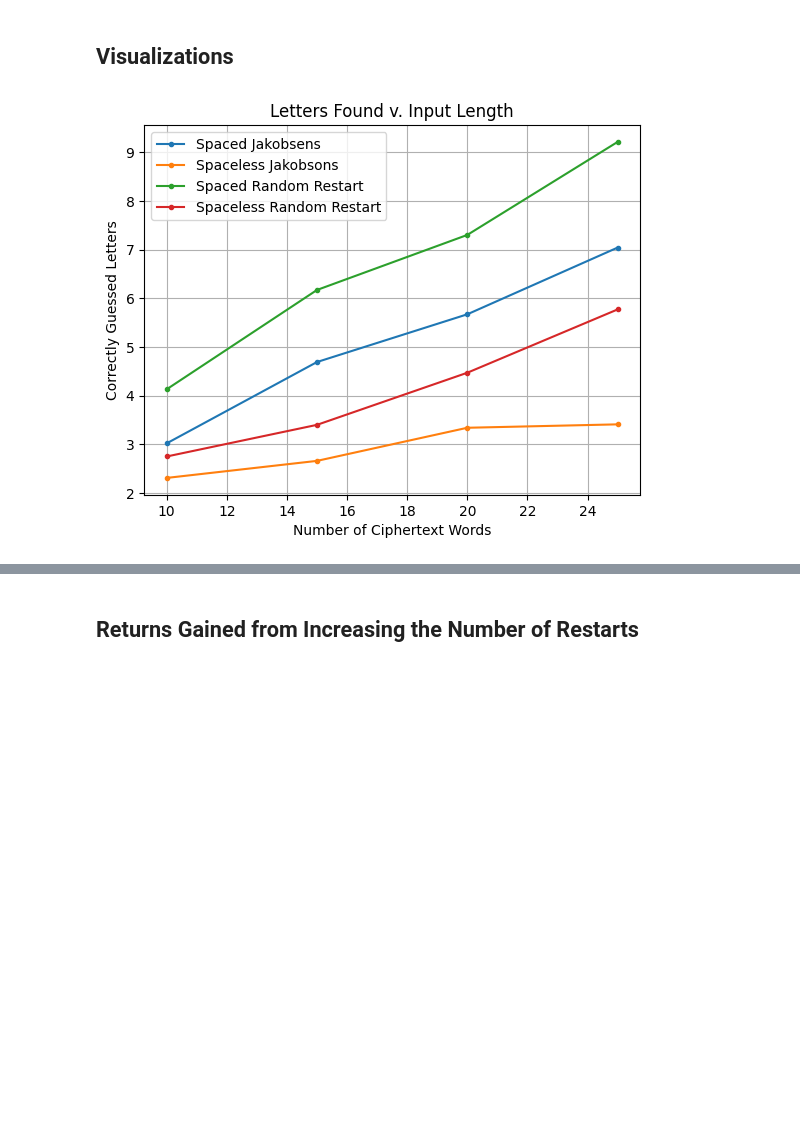
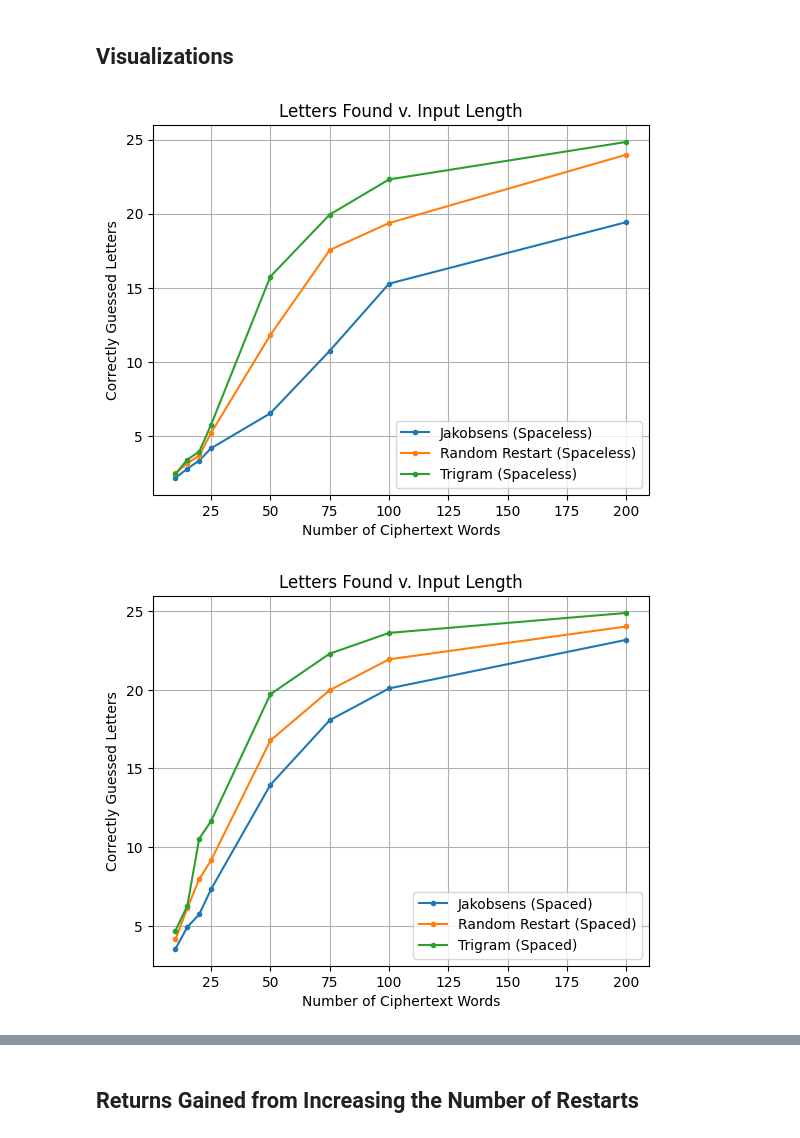
Before and after one commit to jkszan/formalized-cryptograph-solver, a Jupyter notebook: visualizations.ipynb, the cells around one changed output, grey strips where cells are left out. Cells and saved outputs as stored; diff of their text form; code cells hidden in the pictures; blank space fills up the shorter version.

Commit message:
Added Trigram Model

```diff
--- a/visualizations.ipynb
+++ b/visualizations.ipynb
@@ -100,3 +103,5 @@ resultsSpacedJakobsensRandomRestart = getResultsRandomRestart(testJakobsensRando
+# %%
+resultsUnspacedTrigram = getResultsRandomRestart(testJakobsensTrigramRestart, plaintextSamples, 5, True, max_workers=60)
 # %%
 #from src.jakobsensAlgorithmRandomStart import testJakobsensRandomRestartCheating
 #resultsSpacedCheating = getResultsRandomRestart(testJakobsensRandomRestartCheating, plaintextSamples, 5, False, max_workers=30)
@@ -117,13 +125,15 @@ formattedResultsSpacedJakobsens = formatResults(resultsSpacedJakobsens)
 formattedResultsUnspacedJakobsens = formatResults(resultsUnspacedJakobsens)
 formattedResultsSpacedJakobsensRandomRestart = formatResults(resultsSpacedJakobsensRandomRestart)
 formattedResultsUnspacedJakobsensRandomRestart = formatResults(resultsUnspacedJakobsensRandomRestart)
+formattedResultsSpacedTrigram = formatResults(resultsSpacedTrigram)
+formattedResultsUnspacedTrigram = formatResults(resultsUnspacedTrigram)
 # %% [markdown]
 ## Visualizations
 # %%
 # TODO: Create a function to make boxplots
 # %%
-resultsDictionaries = [formattedResultsSpacedJakobsens, formattedResultsUnspacedJakobsens, formattedResultsSpacedJakobsensRandomRestart, formattedResultsUnspacedJakobsensRandomRestart]
-resultsLabels = ["Spaced Jakobsens", "Spaceless Jakobsons", "Spaced Random Restart", "Spaceless Random Restart"]
+resultsDictionaries = [formattedResultsSpacedJakobsens, formattedResultsUnspacedJakobsens, formattedResultsSpacedJakobsensRandomRestart, formattedResultsUnspacedJakobsensRandomRestart, formattedResultsSpacedTrigram, formattedResultsUnspacedTrigram]
+resultsLabels = ["Spaced Jakobsens", "Spaceless Jakobsons", "Spaced Random Restart", "Spaceless Random Restart", "Spaced Trigram", "Spaceless Trigram"]
 resultsLettersSolved = []
 resultsPercentSolved = []
 
@@ -135,23 +145,55 @@ for resultsDict in resultsDictionaries:
         percentSolved.append(results[1])
     resultsLettersSolved.append(lettersSolved)
     resultsPercentSolved.append(percentSolved)
+# %%
+spacedDictionaries = [formattedResultsSpacedJakobsens, formattedResultsSpacedJakobsensRandomRestart, formattedResultsSpacedTrigram]
+spacedLabels = ["Jakobsens (Spaced)", "Random Restart (Spaced)", "Trigram (Spaced)"]
+spacedLettersSolved = []
+spacedPercentSolved = []
+
+for resultsDict in spacedDictionaries:
+    lettersSolved = []
+    percentSolved = []
+    for length, results in resultsDict.items():
+        lettersSolved.append(results[0])
+        percentSolved.append(results[1])
+    spacedLettersSolved.append(lettersSolved)
+    spacedPercentSolved.append(percentSolved)
+
+
+spacelessDictionaries = [formattedResultsUnspacedJakobsens, formattedResultsUnspacedJakobsensRandomRestart, formattedResultsUnspacedTrigram]
+spacelessLabels = ["Jakobsens (Spaceless)", "Random Restart (Spaceless)", "Trigram (Spaceless)"]
+
+spacelessLettersSolved = []
+spacelessPercentSolved = []
+for resultsDict in spacelessDictionaries:
+    lettersSolved = []
+    percentSolved = []
+    for length, results in resultsDict.items():
+        lettersSolved.append(results[0])
+        percentSolved.append(results[1])
+    spacelessLettersSolved.append(lettersSolved)
+    spacelessPercentSolved.append(percentSolved)
 # %%
 import matplotlib.pyplot as plt
 
-def graphLettersSolved(wordLengths, lettersFound, lettersFoundLabels): #letters, letters_spaced):
+def graphLettersSolved(wordLengths, lettersFound, lettersFoundLabels, cutoff=11): #letters, letters_spaced):
 
     for i in range(len(lettersFound)):
-        plt.plot(wordLengths[:4], lettersFound[i][:4], marker = ".", linestyle = "-", label = lettersFoundLabels[i])
+        plt.plot(wordLengths[:cutoff], lettersFound[i][:cutoff], marker = ".", linestyle = "-", label = lettersFoundLabels[i])
     plt.xlabel('Number of Ciphertext Words')
     plt.ylabel('Correctly Guessed Letters')
     plt.title('Letters Found v. Input Length')
     plt.grid(True)
     plt.legend()
     plt.show()
 
-graphLettersSolved(wordLengths, resultsLettersSolved, resultsLabels)
+#graphLettersSolved(wordLengths, resultsLettersSolved, resultsLabels)
+graphLettersSolved(wordLengths, spacelessLettersSolved, spacelessLabels, 8)
+graphLettersSolved(wordLengths, spacedLettersSolved, spacedLabels, 8)
 # %% [output]
-[figure, old version]
+[figure, new version]
+[figure, added]
 # %%
 import matplotlib.pyplot as plt
 
```
Also changed, not shown: parts of 8 cells of this notebook, 3 other files.
